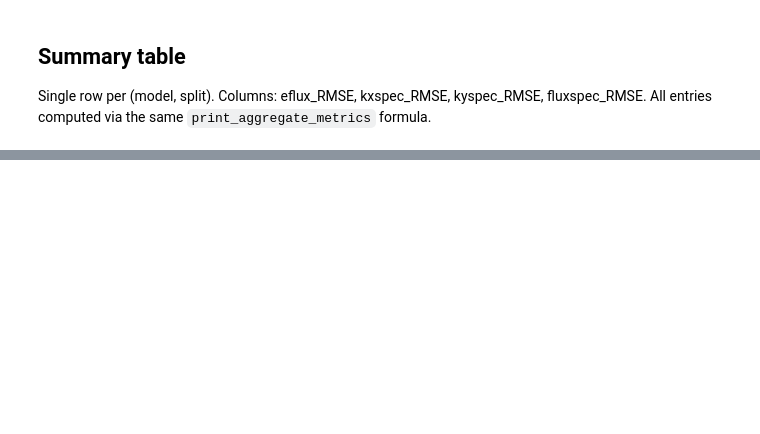
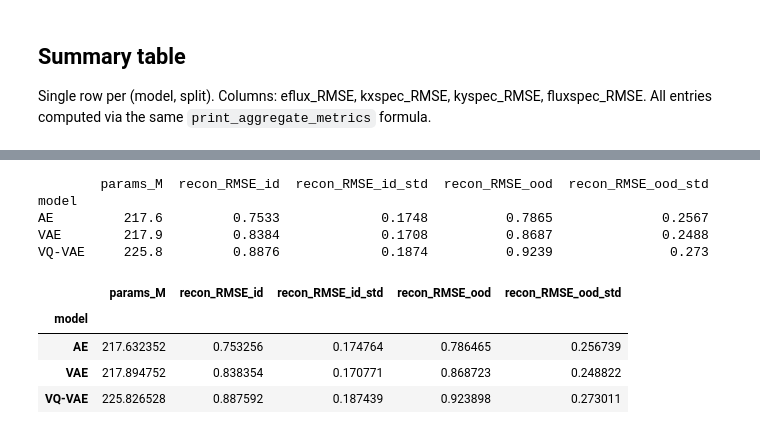
Before and after one commit to ml-jku/neural-gyrokinetics, a Jupyter notebook: notebooks/neurips_generate_table1.ipynb, the cells around one changed output, grey strips where cells are left out. Cells and saved outputs as stored; diff of their text form; code cells hidden in the pictures; blank space fills up the shorter version.

```diff
--- a/notebooks/neurips_generate_table1.ipynb
+++ b/notebooks/neurips_generate_table1.ipynb
@@ -211,0 +430,18 @@ Diff probe (gen) ID          18.18         7023         2113          10.89
+# %%
+RECON_BATCH_SIZE = 4
+
+# AE checkpoint here is a path to best.pth -- evaluate_reconstruction takes the
+# directory, so strip the trailing filename.
+recon_results = {}
+recon_results["AE"] = evaluate_reconstruction(
+    os.path.dirname(AE_CHECKPOINT), INFERENCE_CFG,
+    data_path=DATA_PREP, batch_size=RECON_BATCH_SIZE, device=DEVICE,
+)
+recon_results["VAE"] = evaluate_reconstruction(
+    VAE_CKPT_DIR, INFERENCE_CFG,
+    data_path=DATA_PREP, batch_size=RECON_BATCH_SIZE, device=DEVICE,
+)
+recon_results["VQ-VAE"] = evaluate_reconstruction(
+    VQVAE_CKPT_DIR, INFERENCE_CFG,
+    data_path=DATA_PREP, batch_size=RECON_BATCH_SIZE, device=DEVICE,
+)
@@ -211,0 +513,15 @@ Diff probe (gen) ID          18.18         7023         2113          10.89
+# %%
+recon_table = build_recon_table(recon_results)
+print(recon_table.to_string(float_format=lambda x: f"{x:.4g}"))
+recon_table
+# %% [output]
+        params_M  recon_RMSE_id  recon_RMSE_id_std  recon_RMSE_ood  recon_RMSE_ood_std
+model
+AE         217.6         0.7533             0.1748          0.7865              0.2567
+VAE        217.9         0.8384             0.1708          0.8687              0.2488
+VQ-VAE     225.8         0.8876             0.1874          0.9239               0.273
+|  | params_M | recon_RMSE_id | recon_RMSE_id_std | recon_RMSE_ood | recon_RMSE_ood_std |
+| model |  |  |  |  |  |
+| AE | 217.632352 | 0.753256 | 0.174764 | 0.786465 | 0.256739 |
+| VAE | 217.894752 | 0.838354 | 0.170771 | 0.868723 | 0.248822 |
+| VQ-VAE | 225.826528 | 0.887592 | 0.187439 | 0.923898 | 0.273011 |
```
Also changed, not shown: parts of 19 cells of this notebook, 11 other files.
